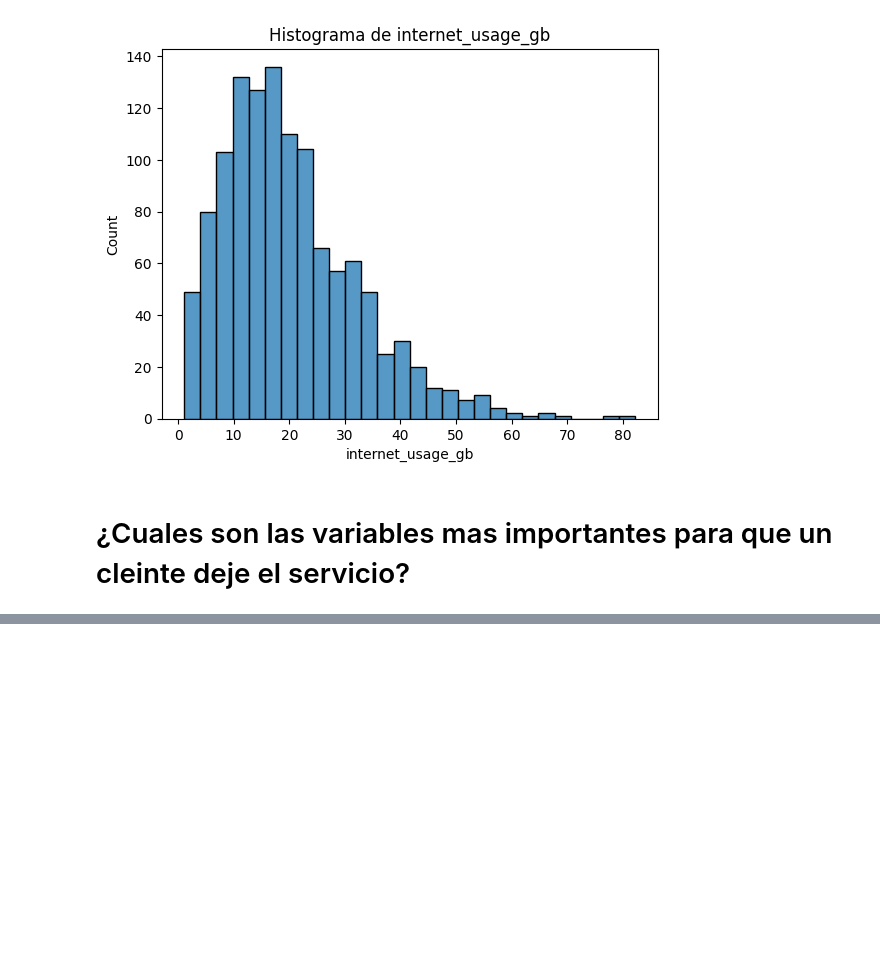
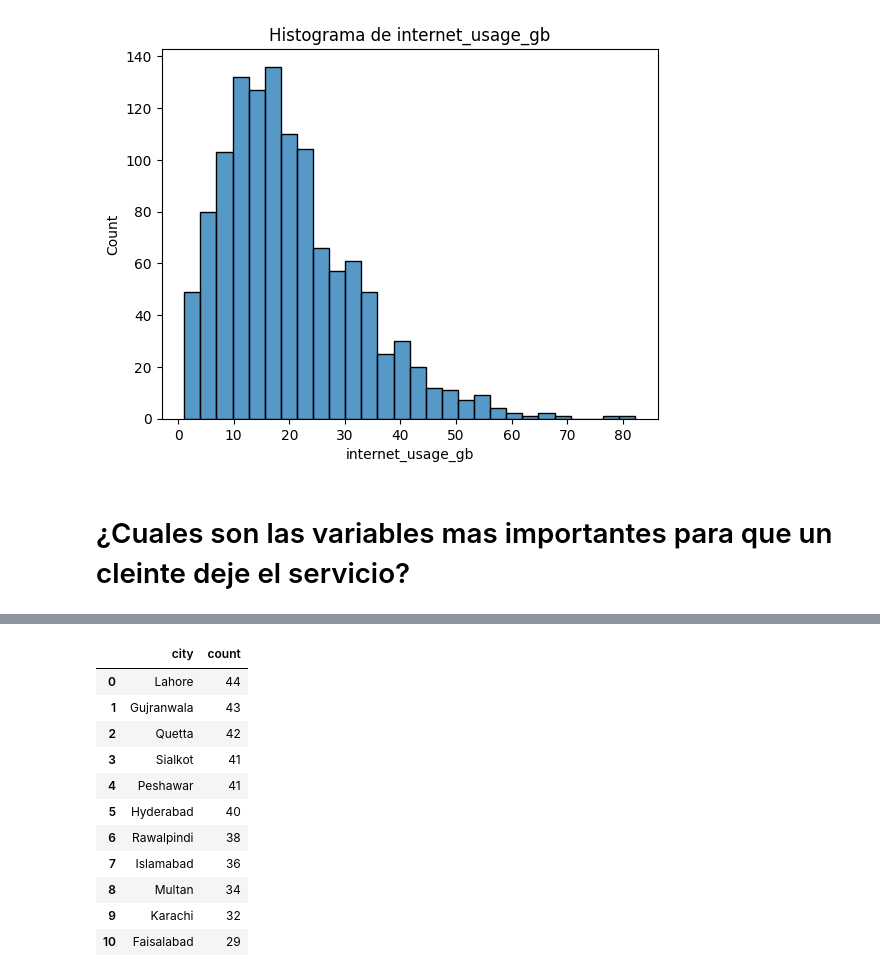
Before and after one commit to danielreyes04/Telecom_customer_data_analysis, a Jupyter notebook: Telecom_customer.ipynb, the cells around one changed output, grey strips where cells are left out. Drawn from its saved outputs; the diff is of its cells as text; code cells hidden in the pictures; blank space fills up the shorter version.

```diff
--- a/Telecom_customer.ipynb
+++ b/Telecom_customer.ipynb
@@ -129,0 +150,15 @@ histograma(df,'internet_usage_gb','internet_usage_gb')
+# %%
+df_churn['city'].value_counts().reset_index()
+# %% [output]
+|  | city | count |
+| 0 | Lahore | 44 |
+| 1 | Gujranwala | 43 |
+| 2 | Quetta | 42 |
+| 3 | Sialkot | 41 |
+| 4 | Peshawar | 41 |
+| 5 | Hyderabad | 40 |
+| 6 | Rawalpindi | 38 |
+| 7 | Islamabad | 36 |
+| 8 | Multan | 34 |
+| 9 | Karachi | 32 |
+| 10 | Faisalabad | 29 |
```
Also changed, not shown: parts of 21 cells of this notebook.
